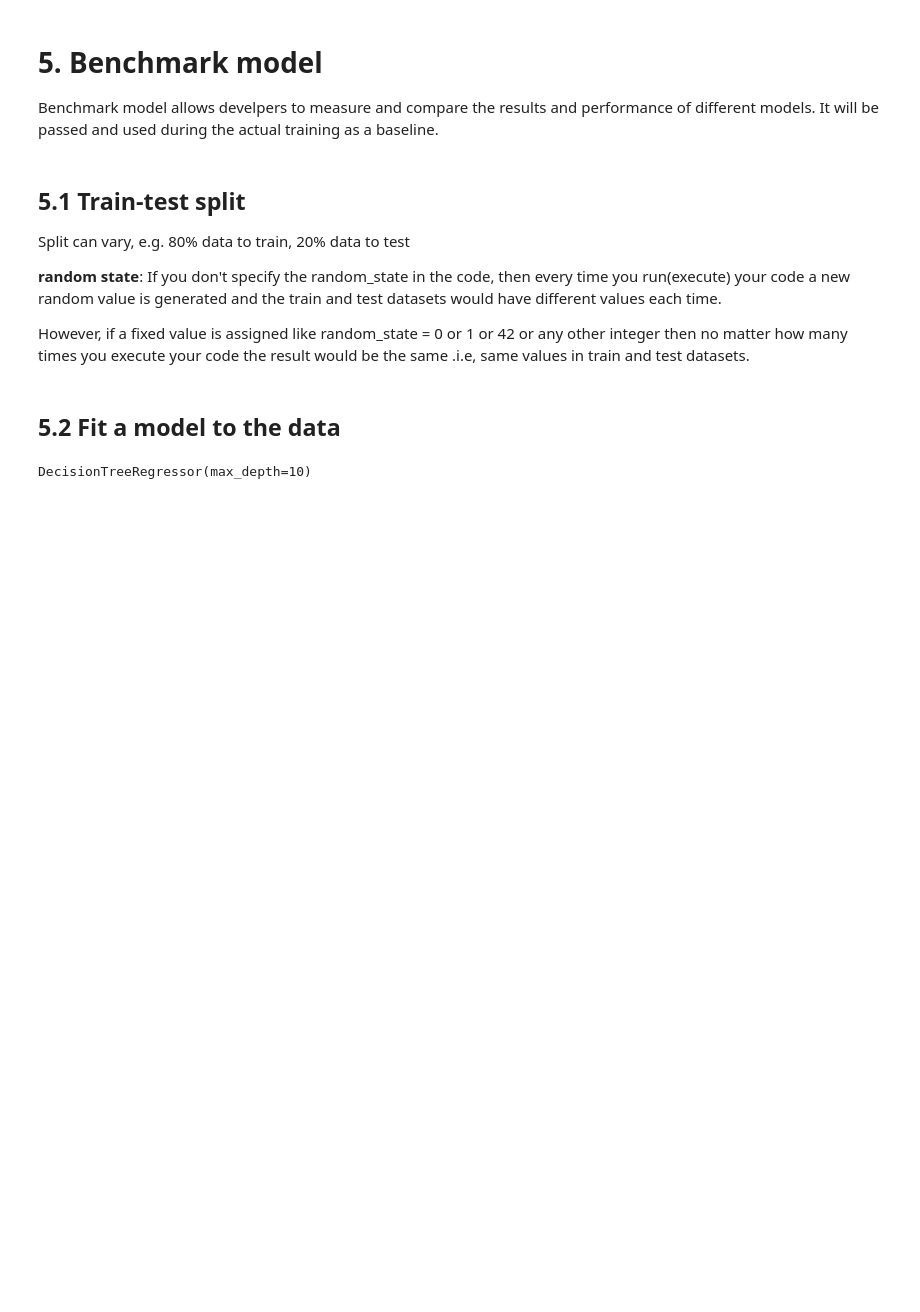
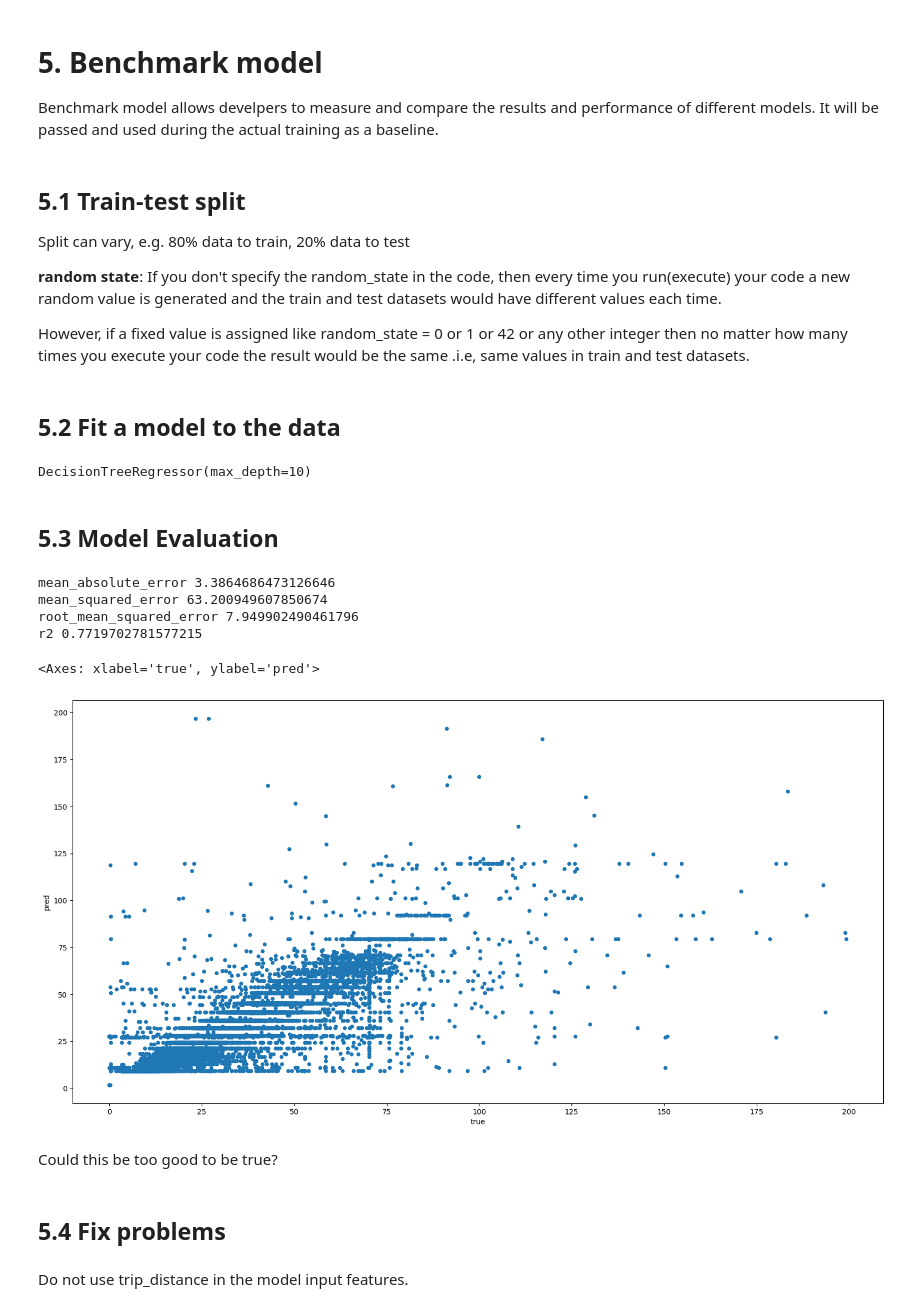
Before and after one commit to negreteo/new-york-taxi-analysis, a Jupyter notebook: NY Yellow Taxis notebook.ipynb, the cells around one changed output. Drawn from its saved outputs; the diff is of its cells as text; code cells hidden in the pictures; blank space fills up the shorter version.

Commit message:
Add model evaluation

```diff
--- a/NY Yellow Taxis notebook.ipynb
+++ b/NY Yellow Taxis notebook.ipynb
@@ -431,3 +431,41 @@ tree = DecisionTreeRegressor(max_depth=10)
 tree.fit(X_train_b, y_train_b)
 # %% [output]
 DecisionTreeRegressor(max_depth=10)
+# %% [markdown]
+## 5.3 Model Evaluation
+# %%
+model_at_hand = tree
+
+y_pred_b = model_at_hand.predict(X_test_b)
+
+from sklearn.metrics import mean_absolute_error
+from sklearn.metrics import mean_squared_error
+from sklearn.metrics import r2_score
+from math import sqrt
+
+## Difference between what we predicted and what the actual value was
+print('mean_absolute_error', mean_absolute_error(y_test_b, y_pred_b))
+## Difference between what we predicted and what the actual value was to show a higher value for error
+print('mean_squared_error', mean_squared_error(y_test_b, y_pred_b))
+print('root_mean_squared_error', sqrt(mean_squared_error(y_test_b, y_pred_b)))
+# How good the model is doing to fit the data, 1 is perfect fit.
+print('r2', r2_score(y_test_b, y_pred_b))
+# %% [output]
+mean_absolute_error 3.3864686473126646
+mean_squared_error 63.200949607850674
+root_mean_squared_error 7.949902490461796
+r2 0.7719702781577215
+# %%
+data = {'true': y_test_b, 'pred': y_pred_b}
+results = pd.DataFrame(data)
+
+results.plot(figsize=(20,10), kind='scatter', x='true', y='pred')
+# %% [output]
+<Axes: xlabel='true', ylabel='pred'>
+[figure, added]
+# %% [markdown]
+Could this be too good to be true?
+# %% [markdown]
+## 5.4 Fix problems
+# %% [markdown]
+Do not use trip_distance in the model input features.
```
Also changed, not shown: parts of 4 cells of this notebook.
